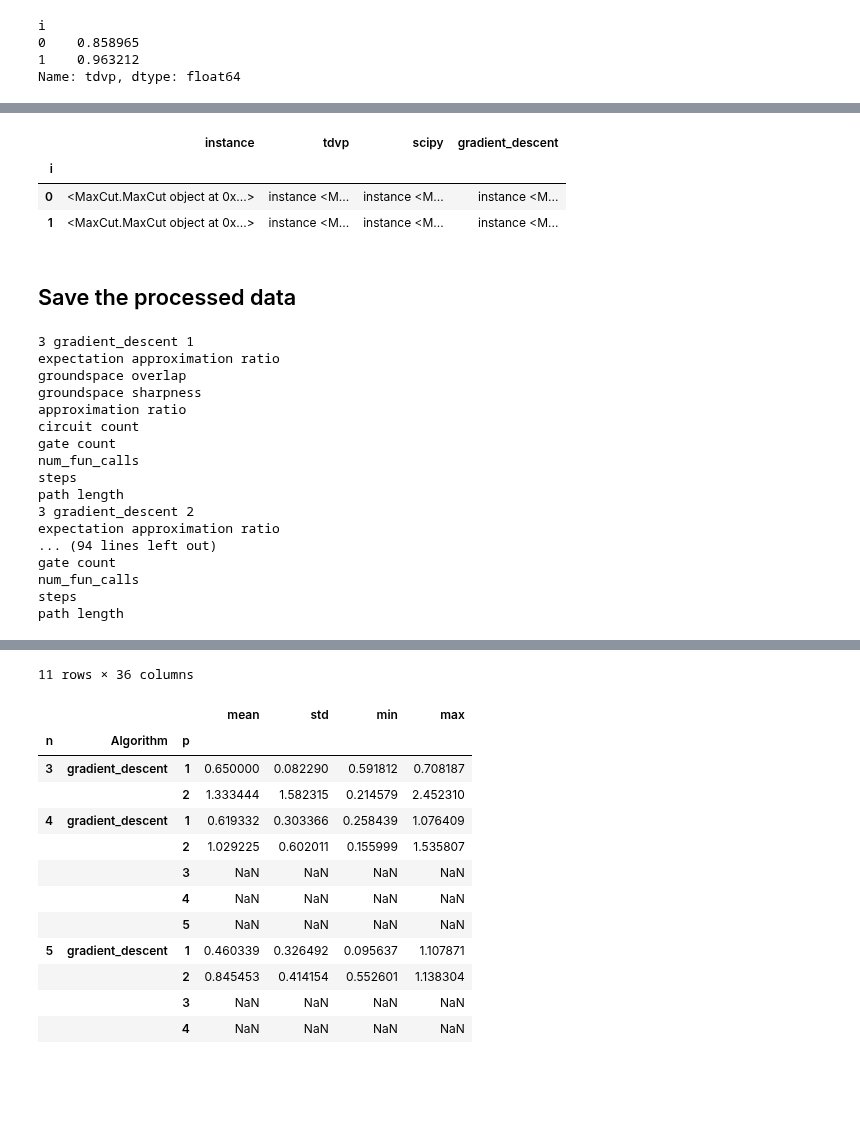
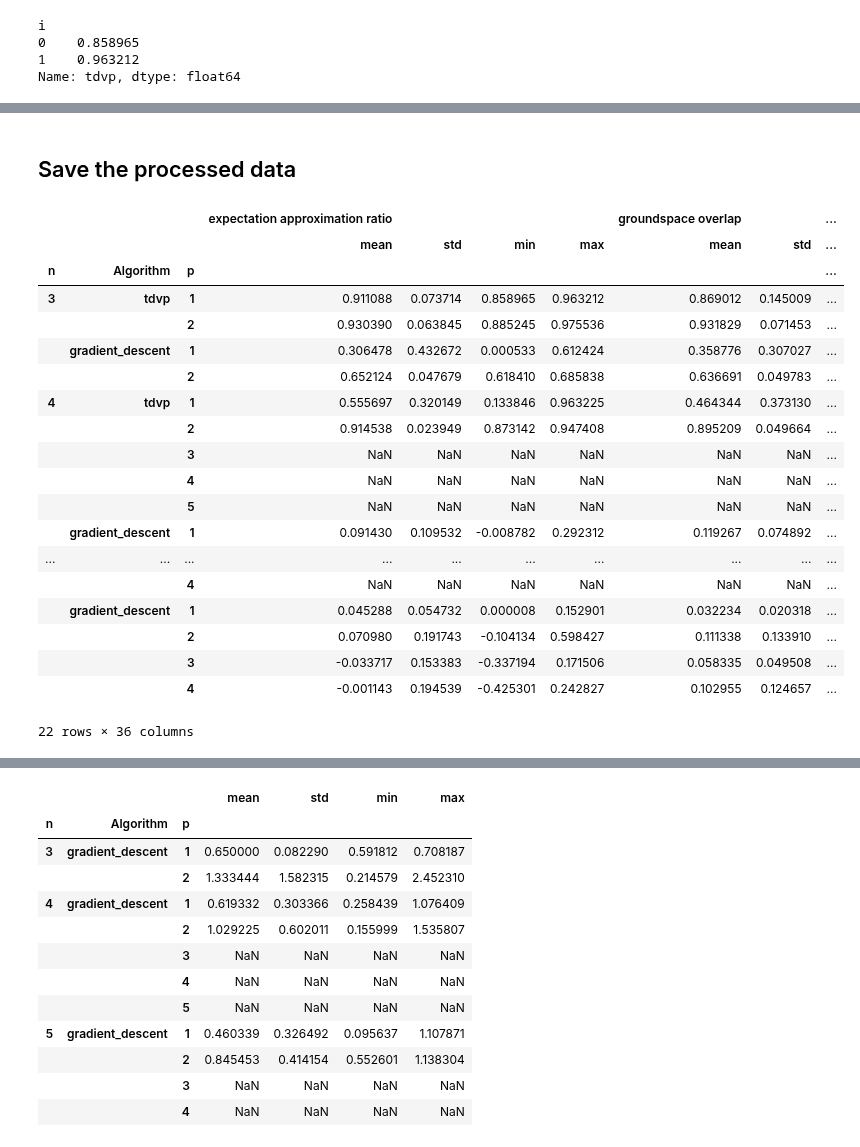
Before and after one commit to LeonhardRichter/TDVP_and_QAOA, a Jupyter notebook: data_processing.ipynb, the cells around one changed output, grey strips where cells are left out. Saved outputs shown, nothing was run; the diff lists cells and outputs as text; code cells hidden in the pictures; blank space fills up the shorter version.

```diff
--- a/data_processing.ipynb
+++ b/data_processing.ipynb
@@ -648,6 +691,9 @@ i
 0    0.858965
 1    0.963212
 Name: tdvp, dtype: float64
+# %%
+with open("results/tdvp_vs_gd.p",'rb') as file:
+    data = pickle.load(file)
 # %%
 n=5
-df = tdvp_gd
+df = data
@@ -655,11 +705,14 @@ df = tdvp_gd
 min_p = min(df.xs(n,level='n').index, key= lambda x: x[0])[0]
 max_p = max(df.xs(n,level='n').index, key= lambda x: x[0])[0]
 
-algs = ['tdvp','scipy','gradient_descent']
-index = pd.MultiIndex.from_product([range(3,6),algs,range(min_p, max_p+1)], names=['n','algorithm', 'p'])
+algs = ['tdvp','gradient_descent']
+index3 = pd.MultiIndex.from_product([[3],algs,range(1, 2+1)], names=['n','Algorithm', 'p'])
+index4 = pd.MultiIndex.from_product([[4],algs,range(1, 5+1)], names=['n','Algorithm', 'p'])
+index5 = pd.MultiIndex.from_product([[5],algs,range(1, 4+1)], names=['n','Algorithm', 'p'])
+index = index3.append(index4).append(index5)
 
 measures = ['expectation approximation ratio', 'groundspace overlap', 'groundspace sharpness', 'approximation ratio', 'circuit count', 'gate count', 'num_fun_calls', 'steps', 'path length']
 types = ['mean', 'std','min','max', ]
 measure_index=pd.MultiIndex.from_product([measures, types])
 
-stat = pd.DataFrame(index=index, columns=measure_index);stat
+stat = pd.DataFrame(index=index, columns=measure_index)
@@ -696,46 +719,43 @@ stat['path length']
-# %%
-data.xs(1, level='p').xs(3,level='n')
-# %% [output]
-|  | instance | tdvp | scipy | gradient_descent |
-| i |  |  |  |  |
-| 0 | <MaxCut.MaxCut object at 0x...> | instance <M... | instance <M... | instance <M... |
-| 1 | <MaxCut.MaxCut object at 0x...> | instance <M... | instance <M... | instance <M... |
 # %%
 def compute_statistics(stat_row:pd.Series, data:pd.DataFrame):
     # LOOP THROUGH ALL STATISTICS
     measures = ['expectation approximation ratio', 'groundspace overlap', 'groundspace sharpness', 'approximation ratio', 'circuit count', 'gate count', 'num_fun_calls', 'steps', 'path length']
 
     n,algo, p = stat_row.name
-    print(n,algo,p)
     for meas in measures:
-        print(meas)
         # get measure for all instances of one p and one algo
-        data_meas:pd.Series = data.xs(p, level='p').xs(n,level='n')[algo].apply(lambda res: res[meas])
-        stat_row[meas,'mean'] = data_meas.mean()
-        stat_row[meas,'std'] = data_meas.std()
-        stat_row[meas,'min'] = data_meas.min()
-        stat_row[meas,'max'] = data_meas.max()
+        try:
+            data_meas:pd.Series = data.xs(p, level='p').xs(n,level='n')[algo].apply(lambda res: res[meas])
+            stat_row[meas,'mean'] = data_meas.mean()
+            stat_row[meas,'std'] = data_meas.std()
+            stat_row[meas,'min'] = data_meas.min()
+            stat_row[meas,'max'] = data_meas.max()
+        except KeyError:
+            pass
     return stat_row
 # %% [markdown]
 ## Save the processed data
 # %%
-stats_new = stats.apply(lambda x: compute_statistics(x, data), axis=1)
-stats_new
+stats = stat.apply(lambda x: compute_statistics(x, df), axis=1)
+stats
 # %% [output]
+|  |  |  | expectation approximation ratio |  |  |  | groundspace overlap |  | ... |
+|  |  |  | mean | std | min | max | mean | std | ... |
+| n | Algorithm | p |  |  |  |  |  |  | ... |
+| 3 | tdvp | 1 | 0.911088 | 0.073714 | 0.858965 | 0.963212 | 0.869012 | 0.145009 | ... |
+|  |  | 2 | 0.930390 | 0.063845 | 0.885245 | 0.975536 | 0.931829 | 0.071453 | ... |
+|  | gradient_descent | 1 | 0.306478 | 0.432672 | 0.000533 | 0.612424 | 0.358776 | 0.307027 | ... |
+|  |  | 2 | 0.652124 | 0.047679 | 0.618410 | 0.685838 | 0.636691 | 0.049783 | ... |
+| 4 | tdvp | 1 | 0.555697 | 0.320149 | 0.133846 | 0.963225 | 0.464344 | 0.373130 | ... |
+|  |  | 2 | 0.914538 | 0.023949 | 0.873142 | 0.947408 | 0.895209 | 0.049664 | ... |
+|  |  | 3 | NaN | NaN | NaN | NaN | NaN | NaN | ... |
+|  |  | 4 | NaN | NaN | NaN | NaN | NaN | NaN | ... |
+|  |  | 5 | NaN | NaN | NaN | NaN | NaN | NaN | ... |
+|  | gradient_descent | 1 | 0.091430 | 0.109532 | -0.008782 | 0.292312 | 0.119267 | 0.074892 | ... |
+| ... | ... | ... | ... | ... | ... | ... | ... | ... | ... |
+|  |  | 4 | NaN | NaN | NaN | NaN | NaN | NaN | ... |
+|  | gradient_descent | 1 | 0.045288 | 0.054732 | 0.000008 | 0.152901 | 0.032234 | 0.020318 | ... |
+|  |  | 2 | 0.070980 | 0.191743 | -0.104134 | 0.598427 | 0.111338 | 0.133910 | ... |
+|  |  | 3 | -0.033717 | 0.153383 | -0.337194 | 0.171506 | 0.058335 | 0.049508 | ... |
+|  |  | 4 | -0.001143 | 0.194539 | -0.425301 | 0.242827 | 0.102955 | 0.124657 | ... |
-3 gradient_descent 1
-expectation approximation ratio
-groundspace overlap
-groundspace sharpness
-approximation ratio
-circuit count
-gate count
-num_fun_calls
-steps
-path length
-3 gradient_descent 2
-expectation approximation ratio
-... (94 lines left out)
-gate count
-num_fun_calls
-steps
-path length
+22 rows × 36 columns
@@ -756 +761,0 @@ path length
-11 rows × 36 columns
```
Also changed, not shown: parts of 10 cells of this notebook, 3 other files.
